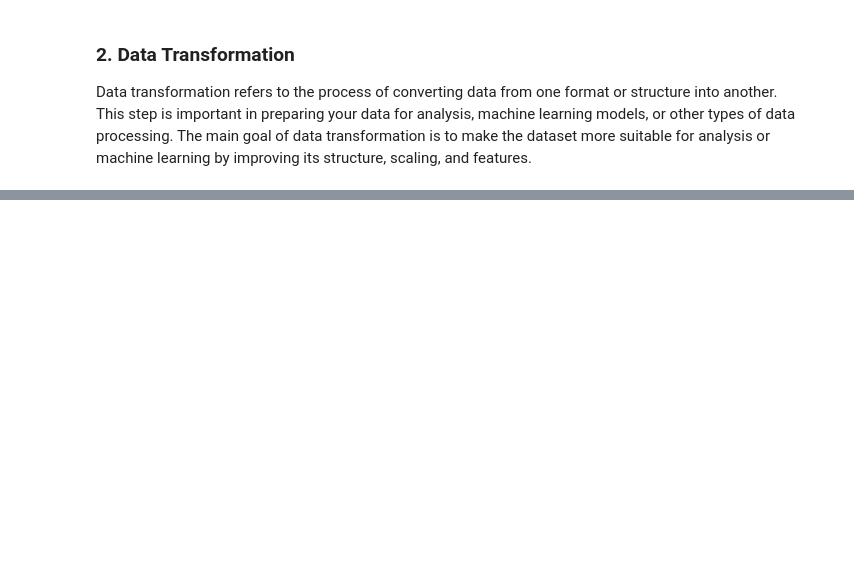
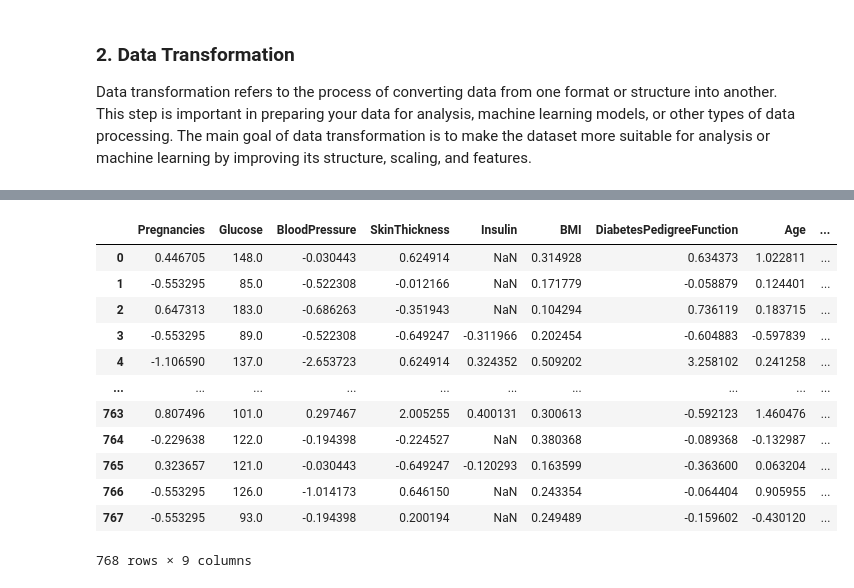
Before and after one commit to Just-Aymz/Student-Database-Management, a Jupyter notebook: Untitled0.ipynb, the cells around one changed output, grey strips where cells are left out. Cells and saved outputs as stored; diff of their text form; code cells hidden in the pictures; blank space fills up the shorter version.

```diff
--- a/Untitled0.ipynb
+++ b/Untitled0.ipynb
@@ -357,4 +361,4 @@ imputed_df = pd.DataFrame(imputer.fit_transform(df))
 # Map the column names to match the original dataframe
 imputed_columns = list(range(9))
 original_columns = df.columns
-imputed_df.rename(dict(zip(imputed_columns, original_columns)), axis=1)
+imputed_df.rename(dict(zip(imputed_columns, original_columns)), axis=1, inplace=True)
@@ -409,0 +461,16 @@ SyntaxError: expected ':' (<ipython-input-32-300973bd6cbd>, line 14)
+# %%
+imputed_df
+# %% [output]
+|  | Pregnancies | Glucose | BloodPressure | SkinThickness | Insulin | BMI | DiabetesPedigreeFunction | Age | ... |
+| 0 | 0.446705 | 148.0 | -0.030443 | 0.624914 | NaN | 0.314928 | 0.634373 | 1.022811 | ... |
+| 1 | -0.553295 | 85.0 | -0.522308 | -0.012166 | NaN | 0.171779 | -0.058879 | 0.124401 | ... |
+| 2 | 0.647313 | 183.0 | -0.686263 | -0.351943 | NaN | 0.104294 | 0.736119 | 0.183715 | ... |
+| 3 | -0.553295 | 89.0 | -0.522308 | -0.649247 | -0.311966 | 0.202454 | -0.604883 | -0.597839 | ... |
+| 4 | -1.106590 | 137.0 | -2.653723 | 0.624914 | 0.324352 | 0.509202 | 3.258102 | 0.241258 | ... |
+| ... | ... | ... | ... | ... | ... | ... | ... | ... | ... |
+| 763 | 0.807496 | 101.0 | 0.297467 | 2.005255 | 0.400131 | 0.300613 | -0.592123 | 1.460476 | ... |
+| 764 | -0.229638 | 122.0 | -0.194398 | -0.224527 | NaN | 0.380368 | -0.089368 | -0.132987 | ... |
+| 765 | 0.323657 | 121.0 | -0.030443 | -0.649247 | -0.120293 | 0.163599 | -0.363600 | 0.063204 | ... |
+| 766 | -0.553295 | 126.0 | -1.014173 | 0.646150 | NaN | 0.243354 | -0.064404 | 0.905955 | ... |
+| 767 | -0.553295 | 93.0 | -0.194398 | 0.200194 | NaN | 0.249489 | -0.159602 | -0.430120 | ... |
+768 rows × 9 columns
```
Also changed, not shown: parts of 18 cells of this notebook.
